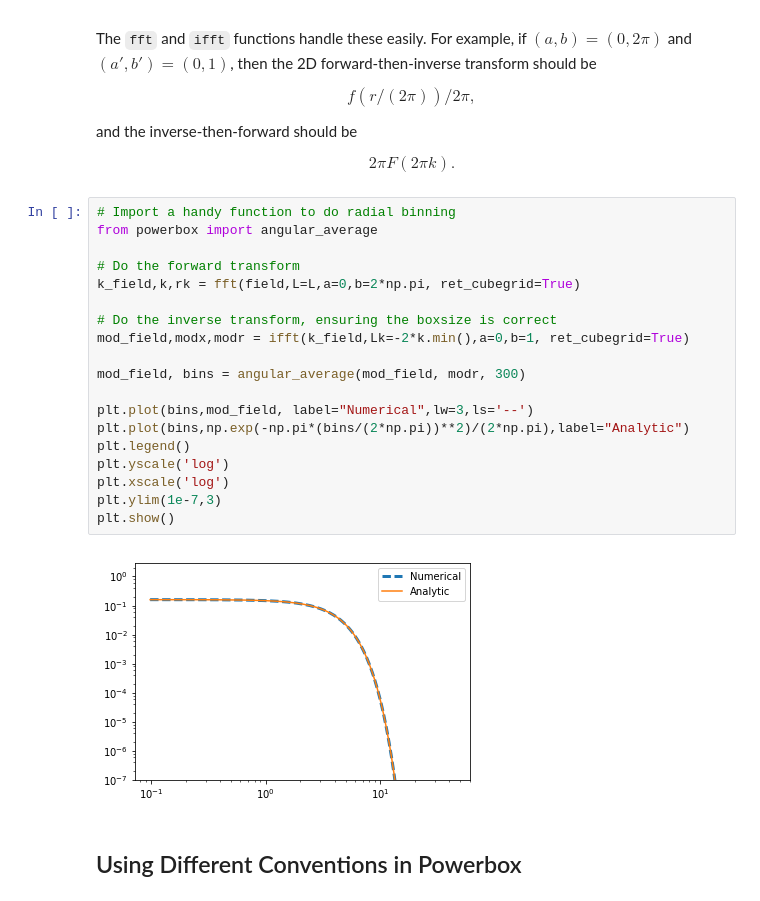
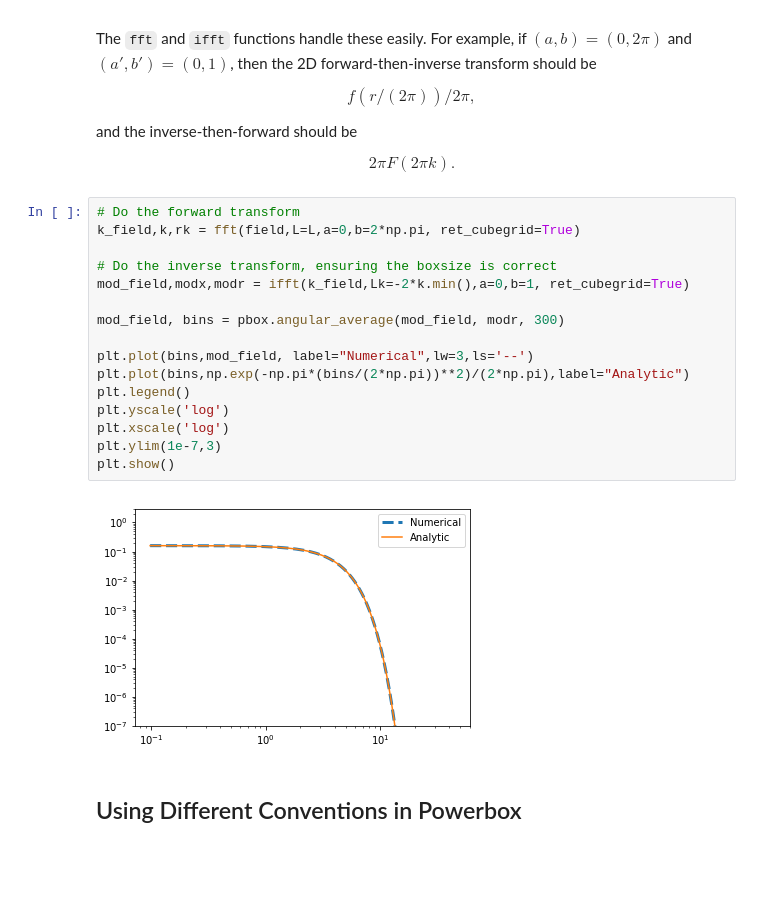
Before and after one commit to steven-murray/powerbox, a Jupyter notebook: docs/demos/dft.ipynb, the cells around one changed output. Saved outputs shown, nothing was run; the diff lists cells and outputs as text; blank space fills up the shorter version.

```diff
--- a/docs/demos/dft.ipynb
+++ b/docs/demos/dft.ipynb
@@ -131,26 +135,23 @@ and the inverse-then-forward should be
 
 $$ 2\pi F(2\pi k). $$
 # %%
-# Import a handy function to do radial binning
-from powerbox import angular_average
-
 # Do the forward transform
 k_field,k,rk = fft(field,L=L,a=0,b=2*np.pi, ret_cubegrid=True)
 
 # Do the inverse transform, ensuring the boxsize is correct
 mod_field,modx,modr = ifft(k_field,Lk=-2*k.min(),a=0,b=1, ret_cubegrid=True)
 
-mod_field, bins = angular_average(mod_field, modr, 300)
+mod_field, bins = pbox.angular_average(mod_field, modr, 300)
 
 plt.plot(bins,mod_field, label="Numerical",lw=3,ls='--')
 plt.plot(bins,np.exp(-np.pi*(bins/(2*np.pi))**2)/(2*np.pi),label="Analytic")
 plt.legend()
 plt.yscale('log')
 plt.xscale('log')
 plt.ylim(1e-7,3)
 plt.show()
 # %% [output]
-[figure, old version]
+[figure, new version]
 # %% [markdown]
 ## Using Different Conventions in Powerbox
 # %% [markdown]
```
Also changed, not shown: parts of 9 cells of this notebook, 15 other files.
